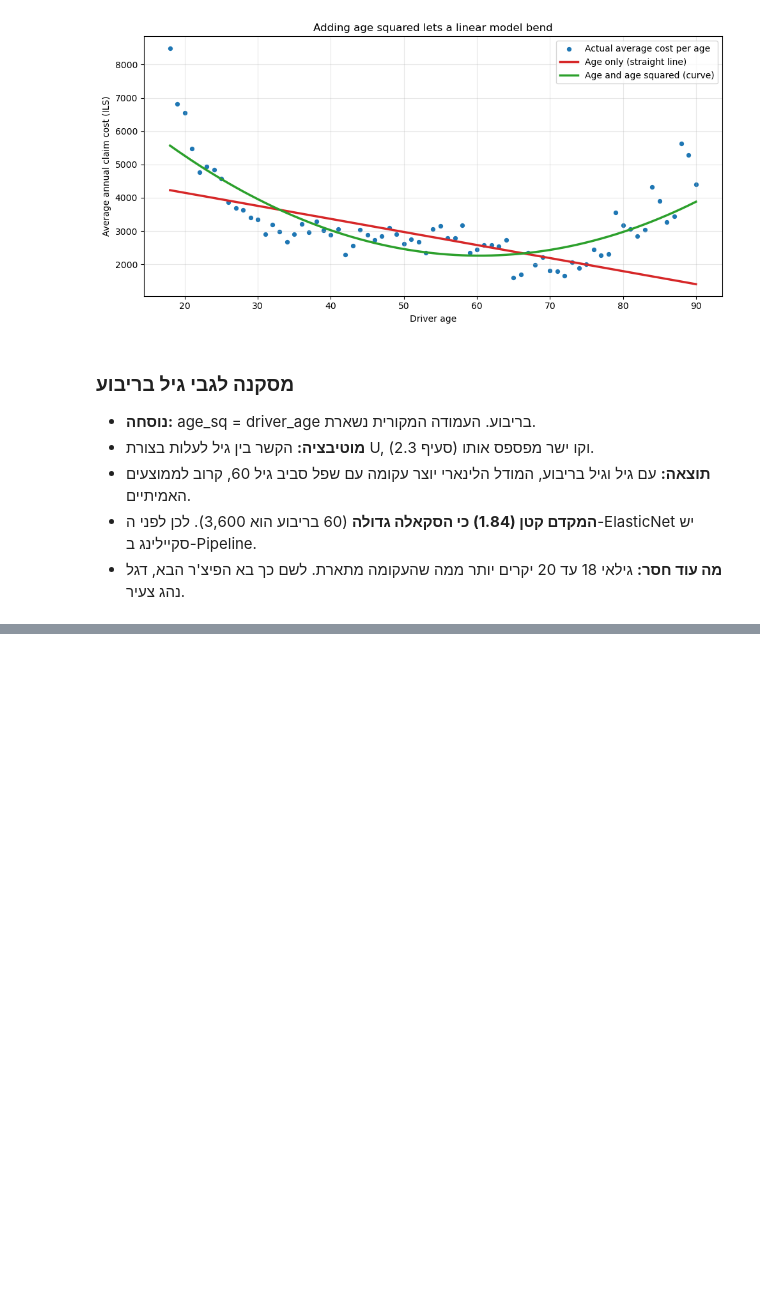
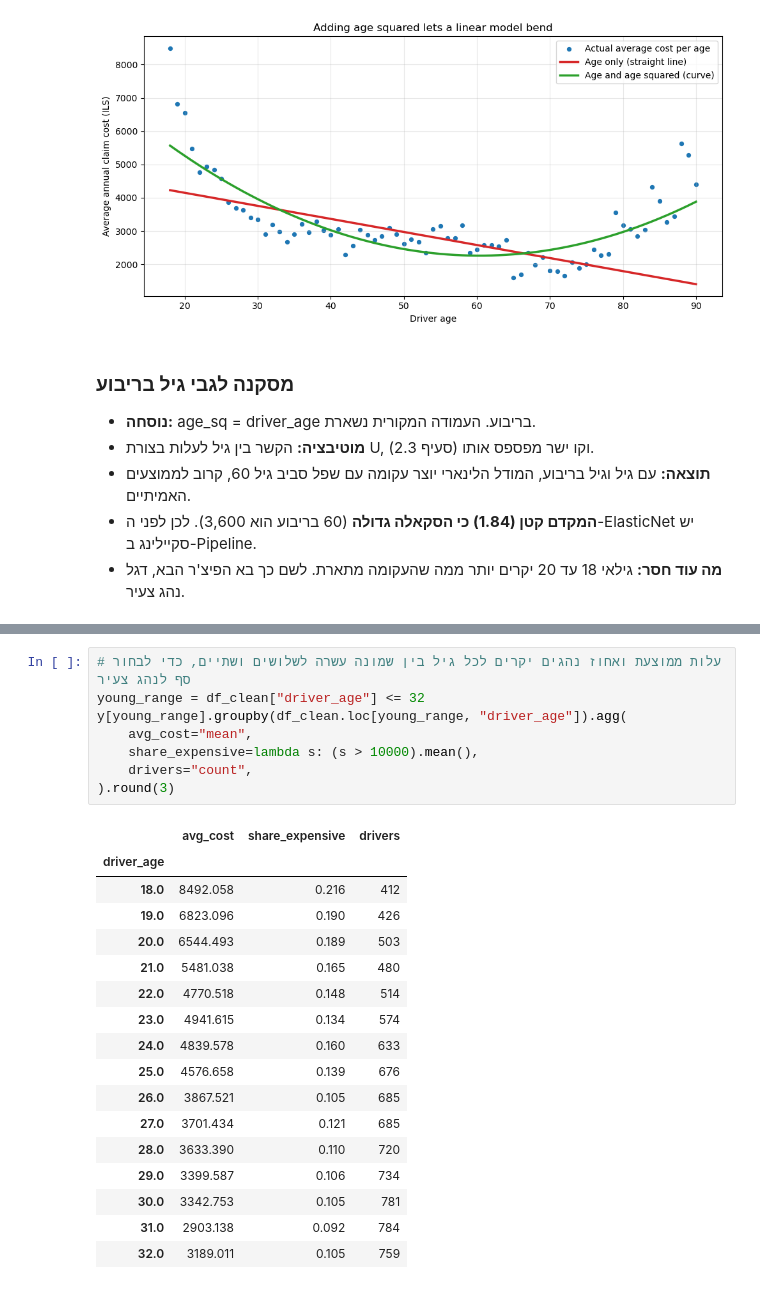
Before and after one commit to liadrimer/car-insurance-claim-prediction, a Jupyter notebook: driver_features.ipynb, the cells around one changed output, grey strips where cells are left out. Cells and saved outputs as stored; diff of their text form; blank space fills up the shorter version.

Commit message:
Add files via upload
Driver features: young driver flag (age 21 and under)

```diff
--- a/driver_features.ipynb
+++ b/driver_features.ipynb
@@ -131,0 +136,26 @@ Curve coefficients: age -222.28 | age squared 1.841
+# %%
+# עלות ממוצעת ואחוז נהגים יקרים לכל גיל בין שמונה עשרה לשלושים ושתיים, כדי לבחור סף לנהג צעיר
+young_range = df_clean["driver_age"] <= 32
+y[young_range].groupby(df_clean.loc[young_range, "driver_age"]).agg(
+    avg_cost="mean",
+    share_expensive=lambda s: (s > 10000).mean(),
+    drivers="count",
+).round(3)
+# %% [output]
+|  | avg_cost | share_expensive | drivers |
+| driver_age |  |  |  |
+| 18.0 | 8492.058 | 0.216 | 412 |
+| 19.0 | 6823.096 | 0.190 | 426 |
+| 20.0 | 6544.493 | 0.189 | 503 |
+| 21.0 | 5481.038 | 0.165 | 480 |
+| 22.0 | 4770.518 | 0.148 | 514 |
+| 23.0 | 4941.615 | 0.134 | 574 |
+| 24.0 | 4839.578 | 0.160 | 633 |
+| 25.0 | 4576.658 | 0.139 | 676 |
+| 26.0 | 3867.521 | 0.105 | 685 |
+| 27.0 | 3701.434 | 0.121 | 685 |
+| 28.0 | 3633.390 | 0.110 | 720 |
+| 29.0 | 3399.587 | 0.106 | 734 |
+| 30.0 | 3342.753 | 0.105 | 781 |
+| 31.0 | 2903.138 | 0.092 | 784 |
+| 32.0 | 3189.011 | 0.105 | 759 |
```
Also changed, not shown: parts of 3 cells of this notebook.
